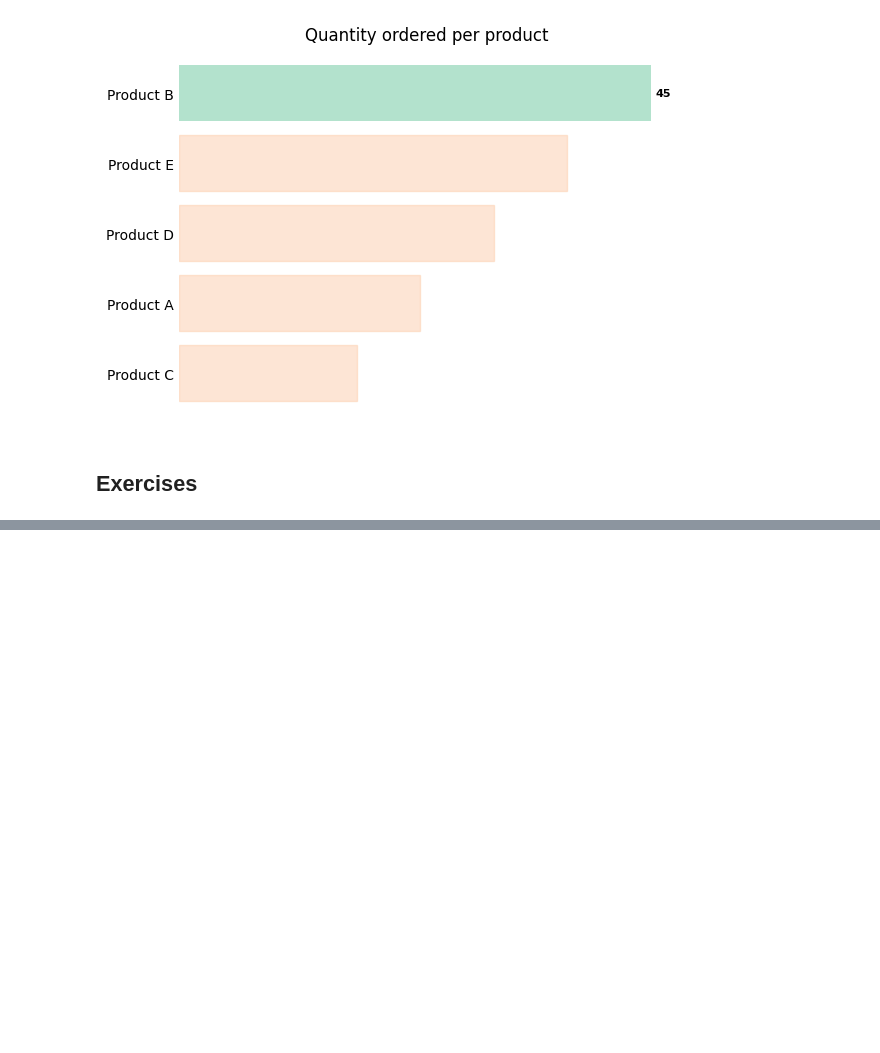
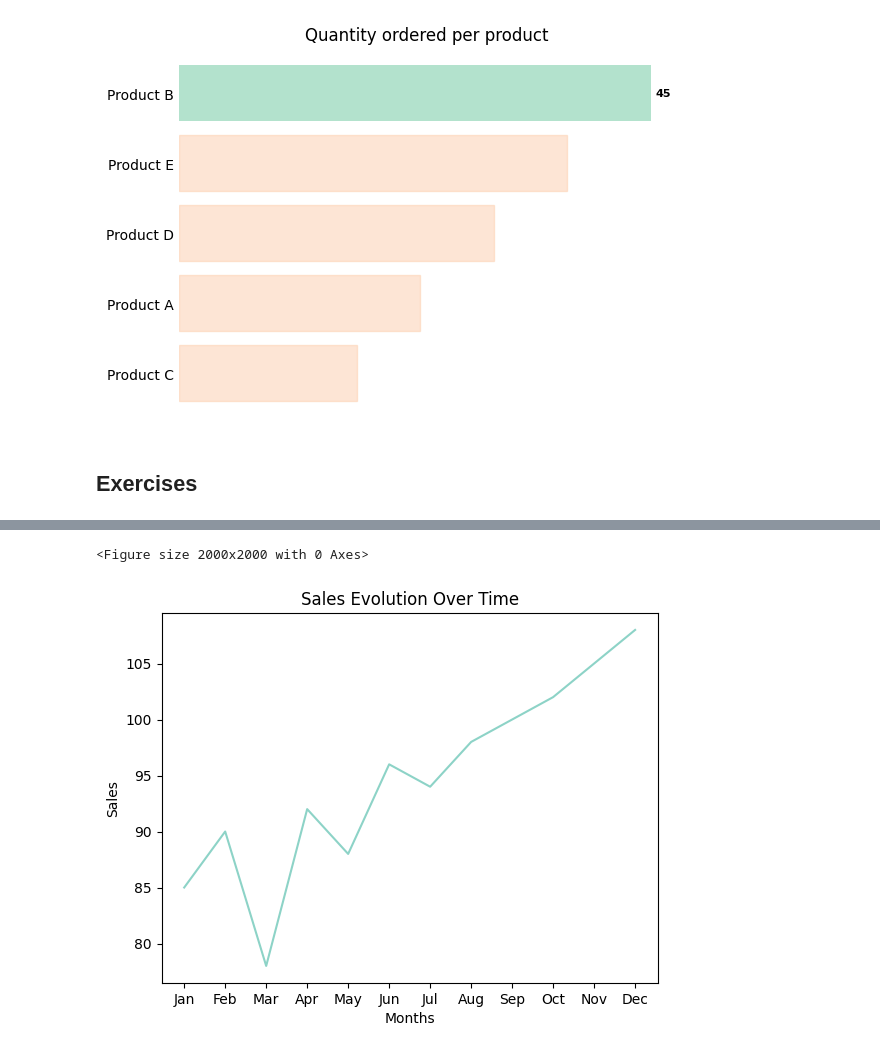
Before and after one commit to ErickVisone/DataScience, a Jupyter notebook: datascience/MatplotStudy.ipynb, the cells around one changed output, grey strips where cells are left out. Cells and saved outputs as stored; diff of their text form; code cells hidden in the pictures; blank space fills up the shorter version.

```diff
--- a/datascience/MatplotStudy.ipynb
+++ b/datascience/MatplotStudy.ipynb
@@ -342,0 +376,32 @@ for bar in bars:
+# %%
+months = ['Jan','Feb', 'Mar','Apr','May','Jun','Jul','Aug','Sep','Oct','Nov','Dec']
+sales = [85, 90, 78, 92, 88, 96, 94, 98, 100, 102, 105, 108]
+
+products = ['Product A', 'Product B', 'Product C', 'Product D', 'Product E']
+quantity = [23, 45, 17, 30, 37]
+
+category=['Eletronics','Cloths', 'Food','Books']
+amt = [45, 30, 15, 10]
+highlight= [0.1,0,0,0]
+
+
+years = [2018, 2019, 2020, 2021]
+online_sales = [5, 10, 15, 20]
+store_sales = [10, 8, 6, 4]
+# %%
+plt.figure(figsize=(20,20))
+
+fig, ax = plt.subplots()
+
+ax.plot(months, sales)
+
+ax.set_xlabel('Months')
+ax.set_ylabel('Sales')
+ax.set_title('Sales Evolution Over Time')
+
+
+
+plt.show()
+# %% [output]
+<Figure size 2000x2000 with 0 Axes>
+[figure, added]
```
Also changed, not shown: parts of 20 cells of this notebook, 3 other files.
